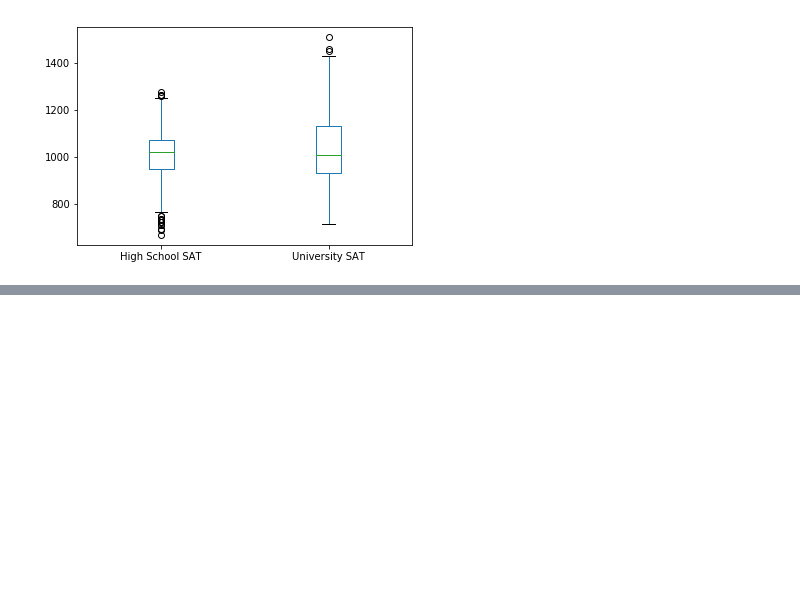
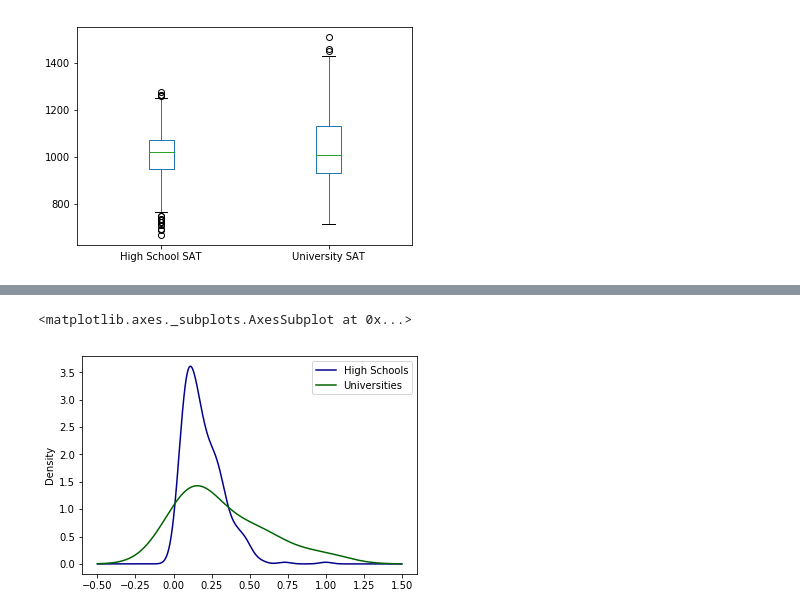
Before and after one commit to kj808/2018DataExploration, a Jupyter notebook: notebooks/EECS 731 Project.ipynb, the cells around one changed output, grey strips where cells are left out. Cells and saved outputs as stored; diff of their text form; code cells hidden in the pictures; blank space fills up the shorter version.

```diff
--- a/notebooks/EECS 731 Project.ipynb
+++ b/notebooks/EECS 731 Project.ipynb
@@ -197,3 +223,31 @@ EnrollvsSAT.plot.hist(x='sat-avg')
+# %%
+#----------------Viewing number of SAT scores and Enrollment of MA universities vs high school----------------
+SAT=result[['sat-avg','Enrollment','State','schoolType']].copy()
+
+#Sepearate by MA
+SAT=SAT.loc[SAT['State'] == 'MA']
+
+HSSAT=SAT.loc[SAT['schoolType'] == 'high-school'].copy()
+USAT=SAT.loc[SAT['schoolType'] == 'national-universities'].copy()
+
+#Drop state column for easier normalization
+HSSAT=HSSAT.drop(columns=['State'])
+USAT=USAT.drop(columns=['State'])
+
+HSSAT=HSSAT.drop(columns=['schoolType'])
+USAT=USAT.drop(columns=['schoolType'])
+
+#Normalize this for better values
+#Used this source for understanding normalizing(https://stackoverflow.com/questions/12525722/normalize-data-in-pandas )
+HSSAT=(HSSAT - HSSAT.min()) / (HSSAT.max() - HSSAT.min())
+USAT=(USAT - USAT.min()) / (USAT.max() - USAT.min())
+
+#Plot the separate states
+ax = HSSAT.plot.kde(x='sat-avg',y='Enrollment', color='DarkBlue', label='High Schools')
+USAT.plot.kde(x='sat-avg',y='Enrollment', color='DarkGreen', label='Universities', ax=ax)
+# %% [output]
+<matplotlib.axes._subplots.AxesSubplot at 0x...>
+[figure, added]
 # %%
 result.columns
 # %% [output]
```
Also changed, not shown: parts of 12 cells of this notebook.
